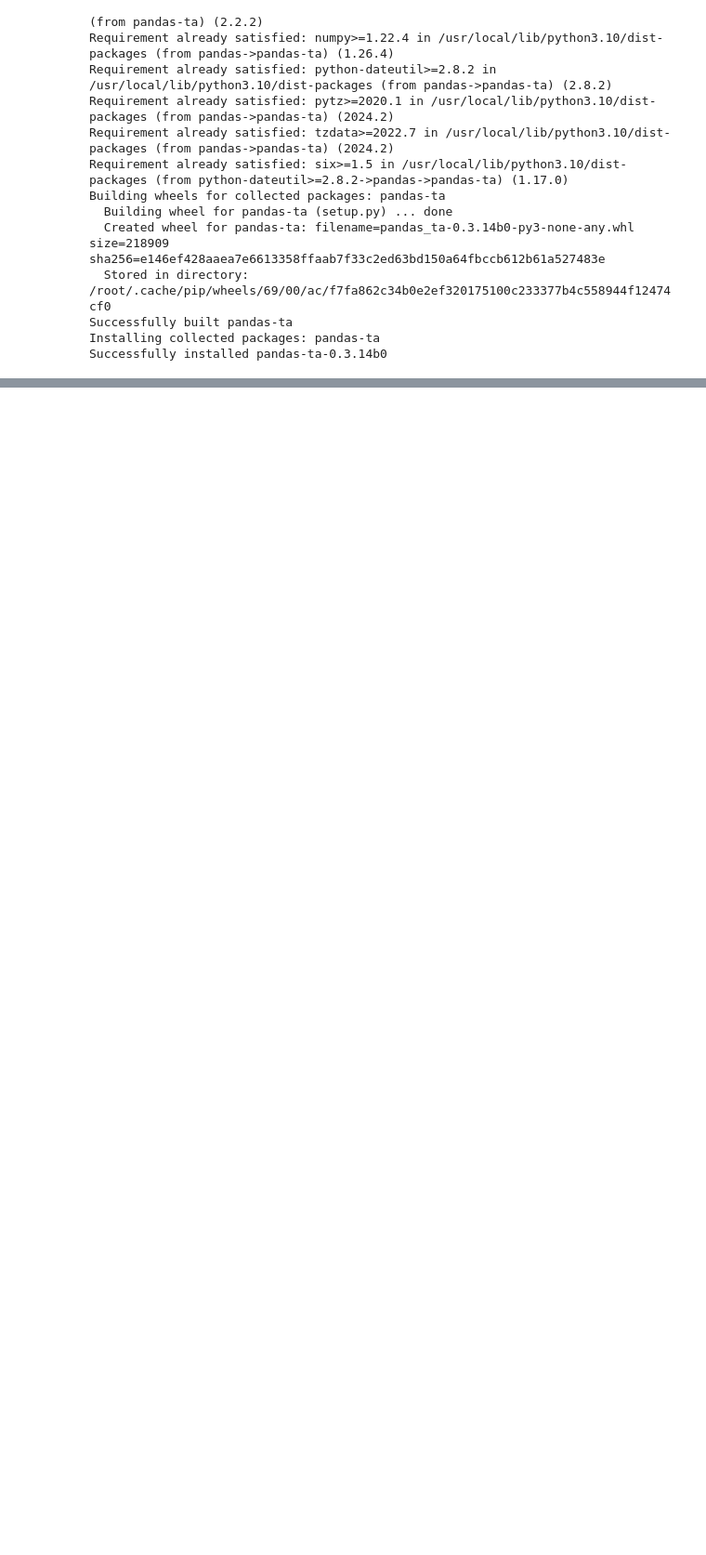
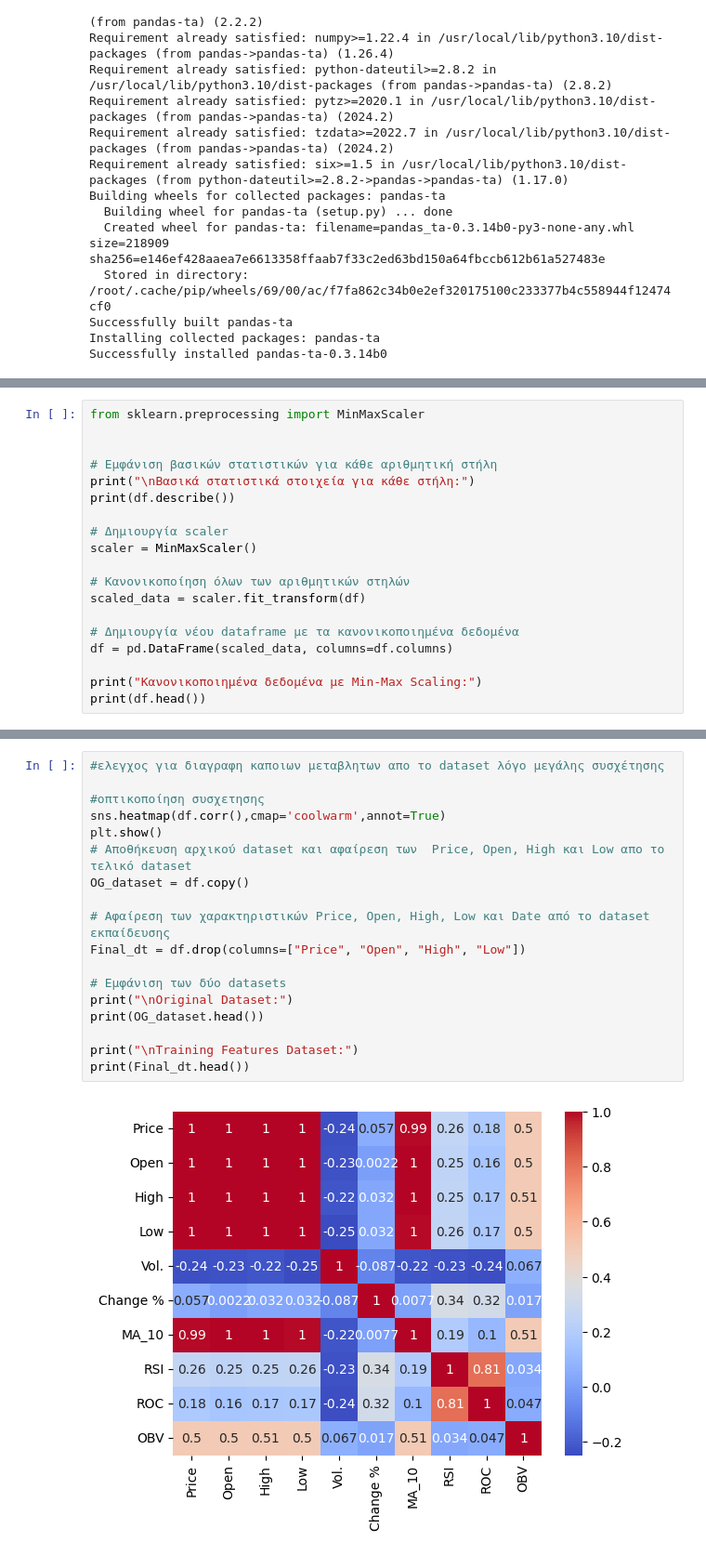
Before and after one commit to chrisaMel/Machine-Learning, a Jupyter notebook: BitCoinApallaktiki.ipynb, the cells around one changed output, grey strips where cells are left out. Shown at 93% size. Drawn from its saved outputs; the diff is of its cells as text; blank space fills up the shorter version.

```diff
--- a/BitCoinApallaktiki.ipynb
+++ b/BitCoinApallaktiki.ipynb
@@ -192,0 +195,19 @@ sns.heatmap(df.corr(),cmap='coolwarm',annot=True)
+# %%
+from sklearn.preprocessing import MinMaxScaler
+
+
+# Εμφάνιση βασικών στατιστικών για κάθε αριθμητική στήλη
+print("\nΒασικά στατιστικά στοιχεία για κάθε στήλη:")
+print(df.describe())
+
+# Δημιουργία scaler
+scaler = MinMaxScaler()
+
+# Κανονικοποίηση όλων των αριθμητικών στηλών
+scaled_data = scaler.fit_transform(df)
+
+# Δημιουργία νέου dataframe με τα κανονικοποιημένα δεδομένα
+df = pd.DataFrame(scaled_data, columns=df.columns)
+
+print("Κανονικοποιημένα δεδομένα με Min-Max Scaling:")
+print(df.head())
@@ -192,0 +232,20 @@ sns.heatmap(df.corr(),cmap='coolwarm',annot=True)
+# %%
+#ελεγχος για διαγραφη καποιων μεταβλητων απο το dataset λόγο μεγάλης συσχέτησης
+
+#οπτικοποίηση συσχετησης
+sns.heatmap(df.corr(),cmap='coolwarm',annot=True)
+plt.show()
+# Αποθήκευση αρχικού dataset και αφαίρεση των  Price, Open, High και Low απο το τελικό dataset
+OG_dataset = df.copy()
+
+# Αφαίρεση των χαρακτηριστικών Price, Open, High, Low και Date από το dataset εκπαίδευσης
+Final_dt = df.drop(columns=["Price", "Open", "High", "Low"])
+
+# Εμφάνιση των δύο datasets
+print("\nOriginal Dataset:")
+print(OG_dataset.head())
+
+print("\nTraining Features Dataset:")
+print(Final_dt.head())
+# %% [output]
+[figure, added]
```
Also changed, not shown: parts of 12 cells of this notebook.
